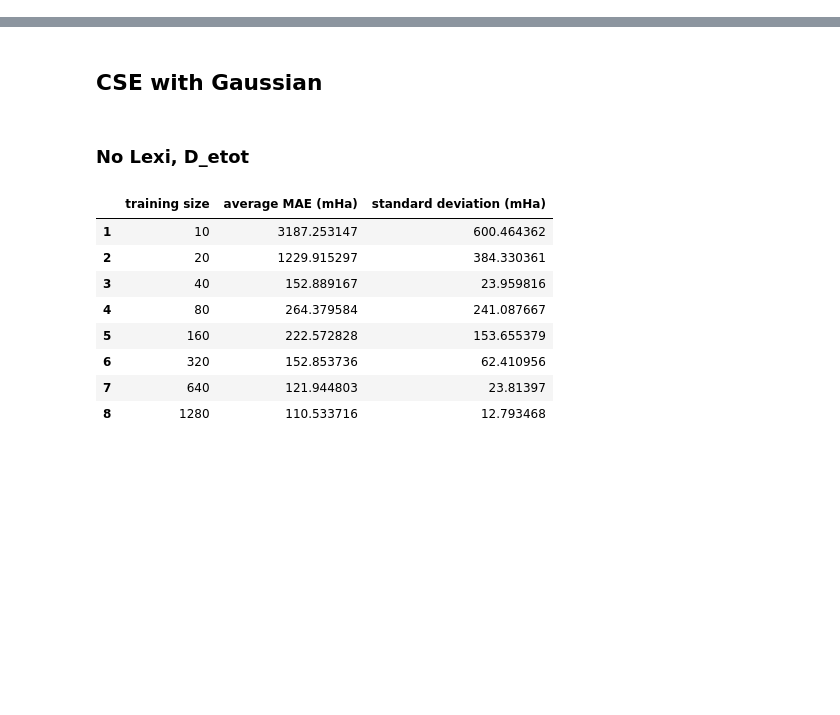
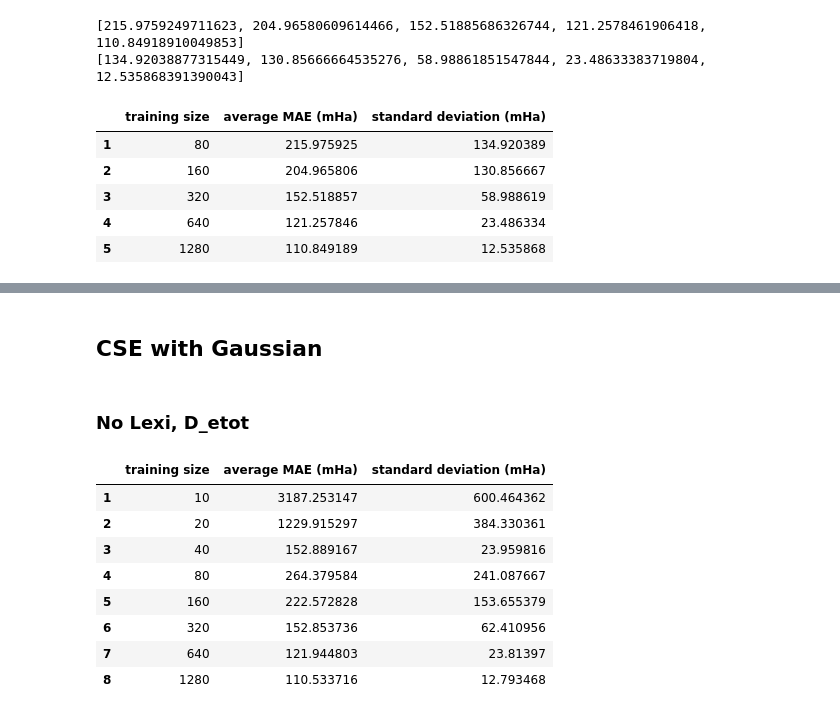
Before and after one commit to GabrielWu2004/Alchemical_Normal_Modes, a Jupyter notebook: [2]_ANM_with_coronene/main_code/performance_evaluation.ipynb, the cells around one changed output, grey strips where cells are left out. Drawn from its saved outputs; the diff is of its cells as text; code cells hidden in the pictures; blank space fills up the shorter version.

```diff
--- a/[2]_ANM_with_coronene/main_code/performance_evaluation.ipynb
+++ b/[2]_ANM_with_coronene/main_code/performance_evaluation.ipynb
@@ -32,3 +32,42 @@ DD_etot = pd.read_csv(f'../data/coronene_training_data/DD_e_tot.csv')
 # %%
 model_collection = {}
 performance_summary = {}
+# %%
+# Normal Gaussian
+
+X = dataset_dict['CSE_lexi'].to_numpy()
+y = D_e_atom.to_numpy()
+
+best_params = {'alpha': 0.011677112888336847, 'gamma': 5.163607675510099e-05, 'kernel': 'rbf'}
+model = KernelRidge(**best_params)
+
+columns = ['training size', 'average MAE (mHa)', 'standard deviation (mHa)']
+model_performance = pd.DataFrame(columns=columns)
+
+training_size = [80, 160, 320, 640, 1280]
+num_trials = 5
+
+with warnings.catch_warnings():
+    for index, num_training_sample in enumerate(training_size):
+        warnings.filterwarnings("ignore")
+        index = index + 1
+        average_error, std_dev_error = evaluate_performance_v2(model, X, y, num_training_sample, num_trials)
+        model_performance.at[index, 'training size'] = num_training_sample
+        model_performance.at[index, 'average MAE (mHa)'] = average_error * 1000
+        model_performance.at[index, 'standard deviation (mHa)'] = std_dev_error * 1000
+
+# model_collection['ANM_C_Gaussian'] = model
+# performance_summary['ANM_C_Gaussian'] = model_performance
+
+print(model_performance['average MAE (mHa)'].to_list())
+print(model_performance['standard deviation (mHa)'].to_list())
+display(model_performance)
+# %% [output]
+[215.9759249711623, 204.96580609614466, 152.51885686326744, 121.2578461906418, 110.84918910049853]
+[134.92038877315449, 130.85666664535276, 58.98861851547844, 23.48633383719804, 12.535868391390043]
+|  | training size | average MAE (mHa) | standard deviation (mHa) |
+| 1 | 80 | 215.975925 | 134.920389 |
+| 2 | 160 | 204.965806 | 130.856667 |
+| 3 | 320 | 152.518857 | 58.988619 |
+| 4 | 640 | 121.257846 | 23.486334 |
+| 5 | 1280 | 110.849189 | 12.535868 |
```
Also changed, not shown: parts of 1 cell of this notebook, 7 other files.
